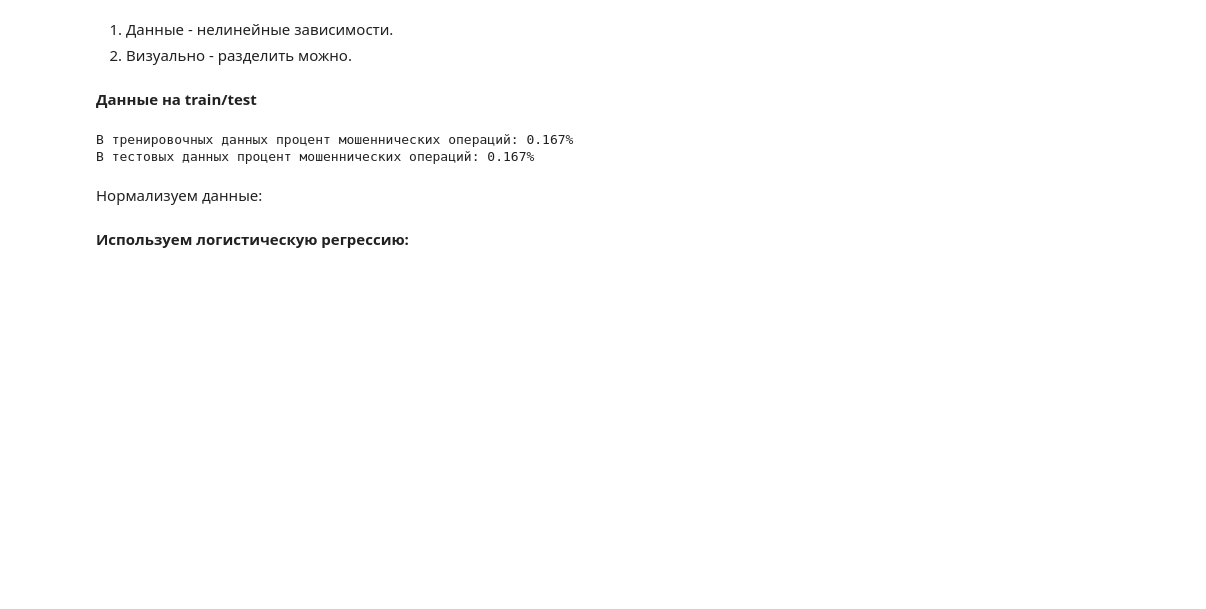
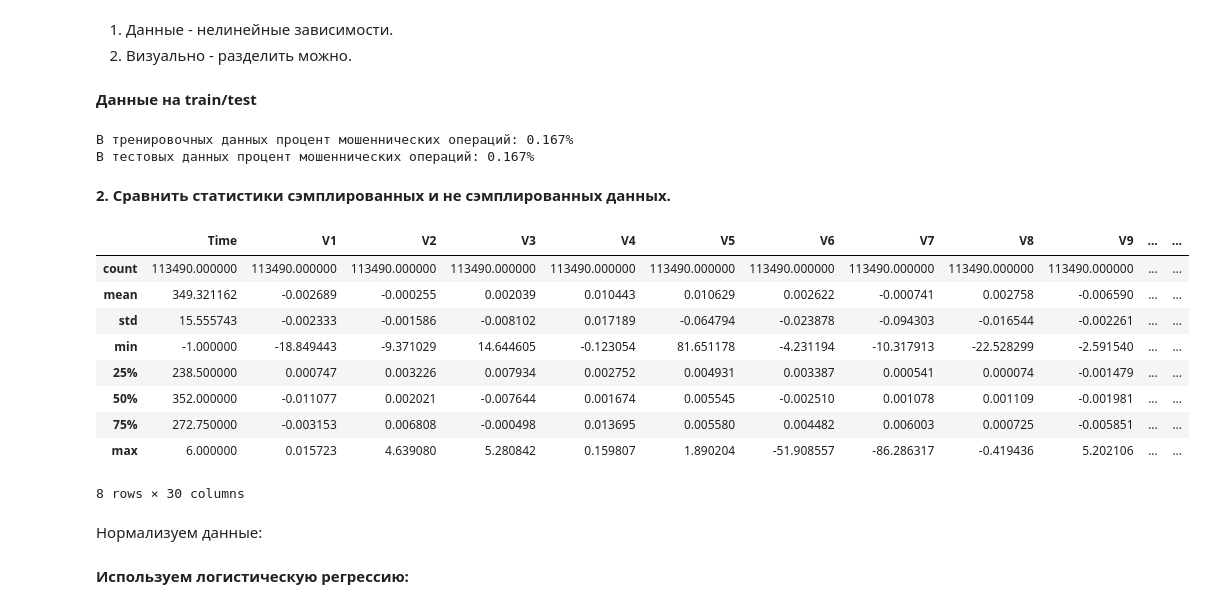
Before and after one commit to katushapvlva/ML_2023, a Jupyter notebook: credit_card.ipynb, the cells around one changed output. Cells and saved outputs as stored; diff of their text form; code cells hidden in the pictures; blank space fills up the shorter version.

```diff
--- a/credit_card.ipynb
+++ b/credit_card.ipynb
@@ -116,6 +116,21 @@ print(f'В тестовых данных процент мошеннически
 # %% [output]
 В тренировочных данных процент мошеннических операций: 0.167%
 В тестовых данных процент мошеннических операций: 0.167%
+# %% [markdown]
+**2. Сравнить статистики сэмплированных и не сэмплированных данных.**
+# %%
+x_train.describe() - x_test.describe()
+# %% [output]
+|  | Time | V1 | V2 | V3 | V4 | V5 | V6 | V7 | V8 | V9 | ... | ... |
+| count | 113490.000000 | 113490.000000 | 113490.000000 | 113490.000000 | 113490.000000 | 113490.000000 | 113490.000000 | 113490.000000 | 113490.000000 | 113490.000000 | ... | ... |
+| mean | 349.321162 | -0.002689 | -0.000255 | 0.002039 | 0.010443 | 0.010629 | 0.002622 | -0.000741 | 0.002758 | -0.006590 | ... | ... |
+| std | 15.555743 | -0.002333 | -0.001586 | -0.008102 | 0.017189 | -0.064794 | -0.023878 | -0.094303 | -0.016544 | -0.002261 | ... | ... |
+| min | -1.000000 | -18.849443 | -9.371029 | 14.644605 | -0.123054 | 81.651178 | -4.231194 | -10.317913 | -22.528299 | -2.591540 | ... | ... |
+| 25% | 238.500000 | 0.000747 | 0.003226 | 0.007934 | 0.002752 | 0.004931 | 0.003387 | 0.000541 | 0.000074 | -0.001479 | ... | ... |
+| 50% | 352.000000 | -0.011077 | 0.002021 | -0.007644 | 0.001674 | 0.005545 | -0.002510 | 0.001078 | 0.001109 | -0.001981 | ... | ... |
+| 75% | 272.750000 | -0.003153 | 0.006808 | -0.000498 | 0.013695 | 0.005580 | 0.004482 | 0.006003 | 0.000725 | -0.005851 | ... | ... |
+| max | 6.000000 | 0.015723 | 4.639080 | 5.280842 | 0.159807 | 1.890204 | -51.908557 | -86.286317 | -0.419436 | 5.202106 | ... | ... |
+8 rows × 30 columns
 # %% [markdown]
 Нормализуем данные:
 # %%
```
Also changed, not shown: parts of 9 cells of this notebook.
